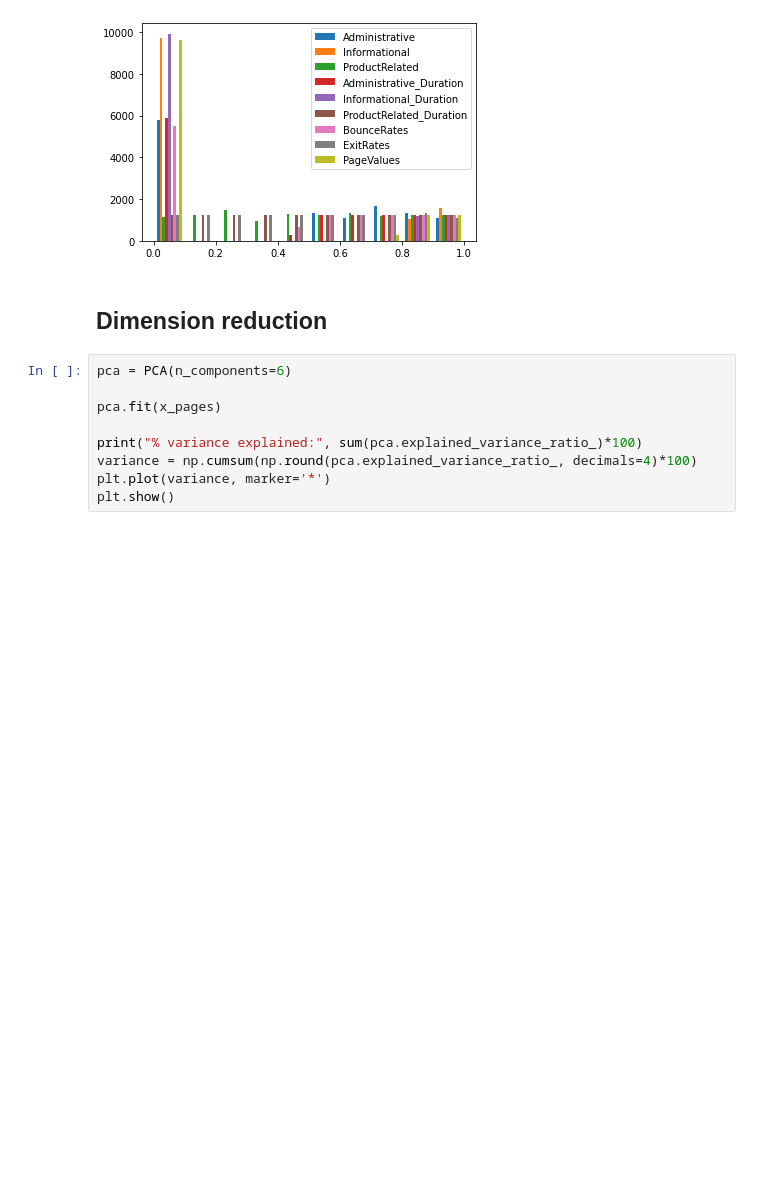
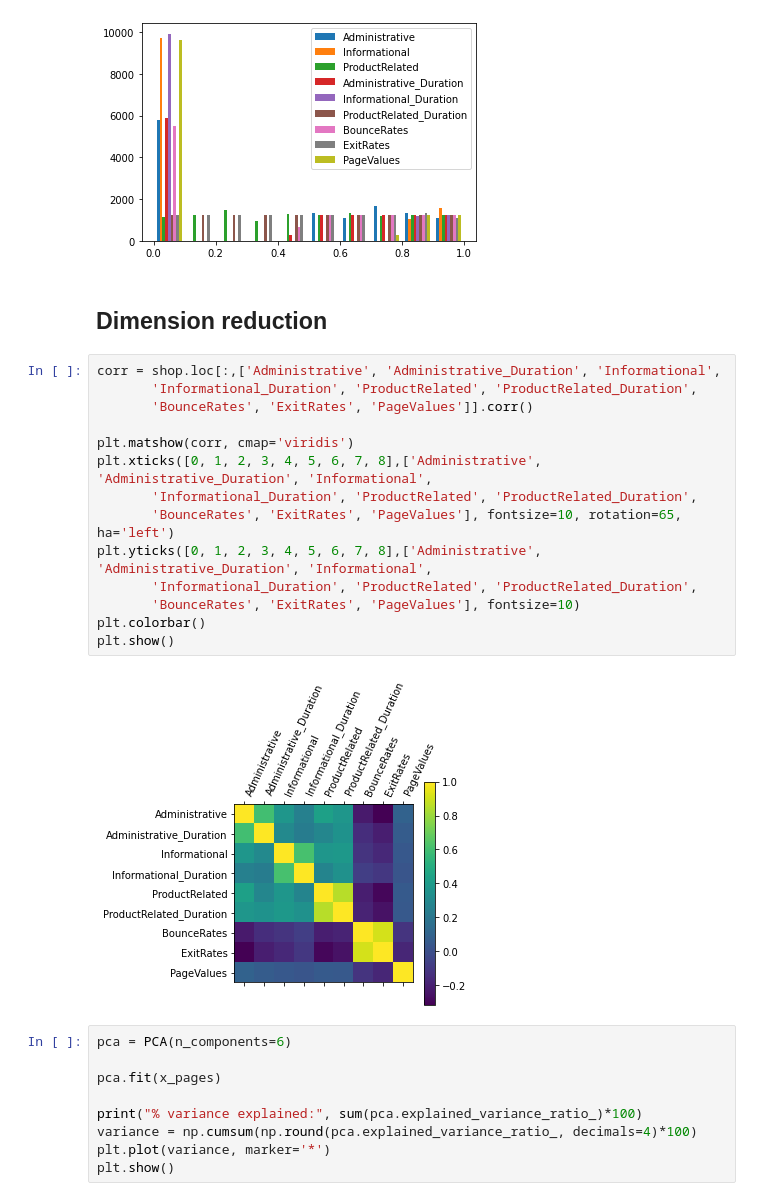
Before and after one commit to pati-dev/predict-shopping-intention, a Jupyter notebook: predict_purchase.ipynb, the cells around one changed output. Saved outputs shown, nothing was run; the diff lists cells and outputs as text; blank space fills up the shorter version.

```diff
--- a/predict_purchase.ipynb
+++ b/predict_purchase.ipynb
@@ -96,6 +78,22 @@ plt.show()
 [figure]
 # %% [markdown]
 ## Dimension reduction
+# %%
+corr = shop.loc[:,['Administrative', 'Administrative_Duration', 'Informational',
+       'Informational_Duration', 'ProductRelated', 'ProductRelated_Duration',
+       'BounceRates', 'ExitRates', 'PageValues']].corr()
+
+plt.matshow(corr, cmap='viridis')
+plt.xticks([0, 1, 2, 3, 4, 5, 6, 7, 8],['Administrative', 'Administrative_Duration', 'Informational',
+       'Informational_Duration', 'ProductRelated', 'ProductRelated_Duration',
+       'BounceRates', 'ExitRates', 'PageValues'], fontsize=10, rotation=65, ha='left')
+plt.yticks([0, 1, 2, 3, 4, 5, 6, 7, 8],['Administrative', 'Administrative_Duration', 'Informational',
+       'Informational_Duration', 'ProductRelated', 'ProductRelated_Duration',
+       'BounceRates', 'ExitRates', 'PageValues'], fontsize=10)
+plt.colorbar()
+plt.show()
+# %% [output]
+[figure, added]
 # %%
 pca = PCA(n_components=6)
 
```
Also changed, not shown: parts of 3 cells of this notebook.
